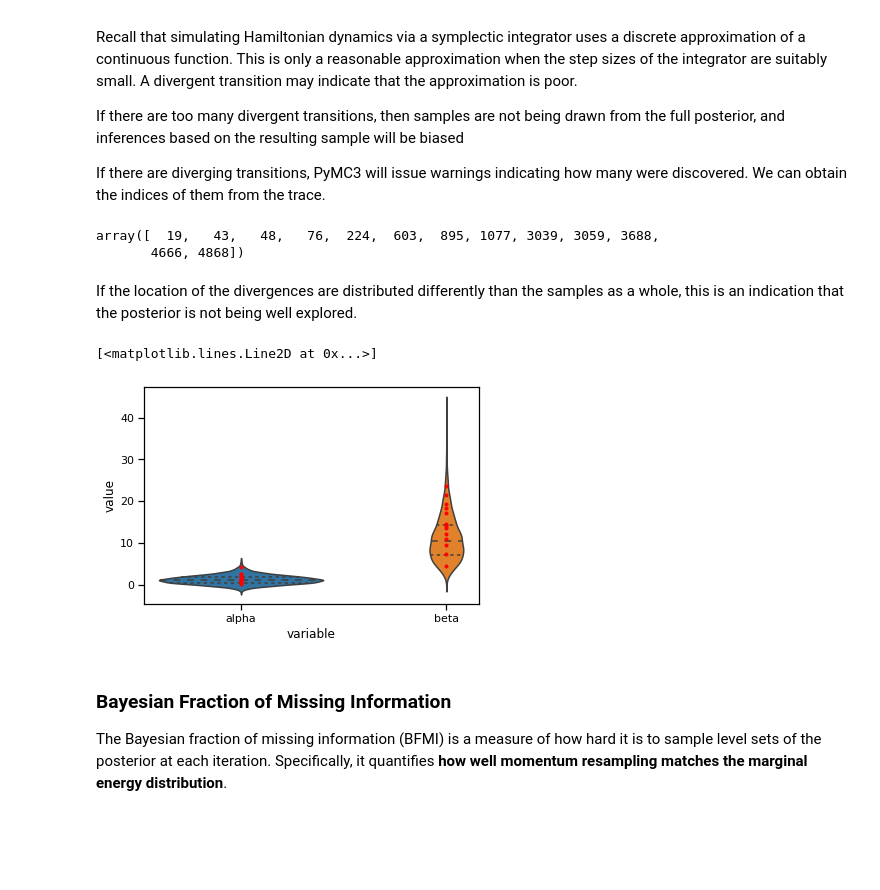
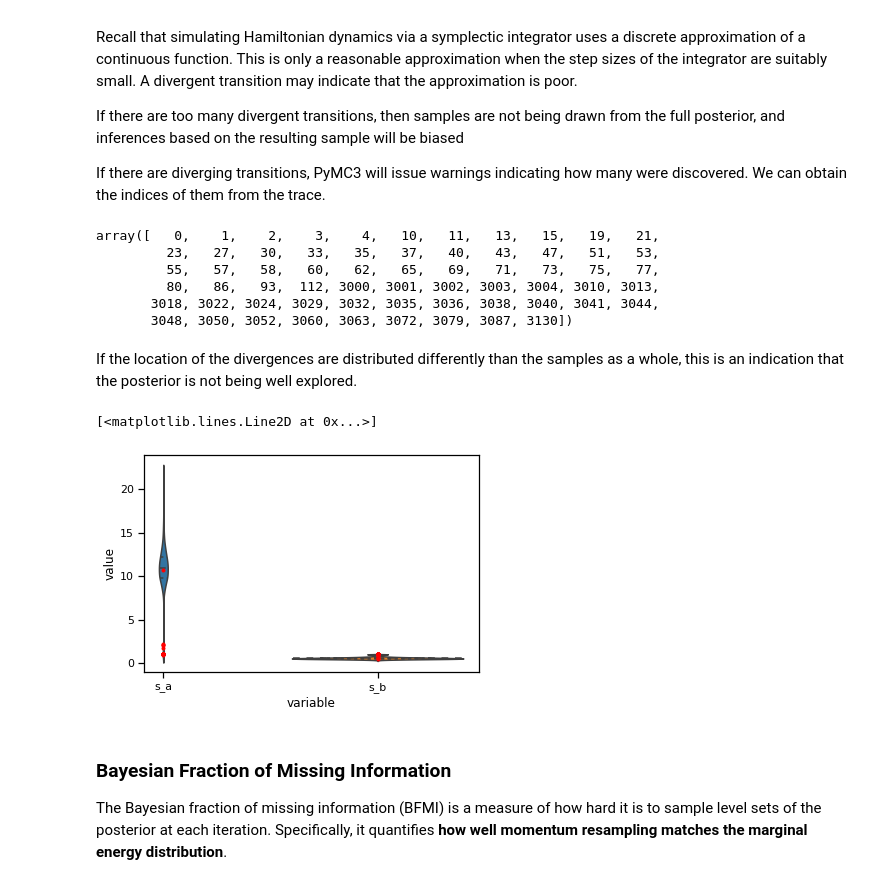
Before and after one commit to fonnesbeck/mcmc_pydata_london_2019, a Jupyter notebook: notebooks/4-Model_Checking.ipynb, the cells around one changed output. Drawn from its saved outputs; the diff is of its cells as text; code cells hidden in the pictures; blank space fills up the shorter version.

```diff
--- a/notebooks/4-Model_Checking.ipynb
+++ b/notebooks/4-Model_Checking.ipynb
@@ -433,7 +439,7 @@ If the name of the statistic does not clash with the name of one of the variable
 
 We can see that the step sizes converged after the 2000 tuning samples for both chains to about the same value. The first 3000 values are from chain 1, the second from chain 2.
 # %%
-with bioassay_model:
+with rat_model:
     trace = sample(1000, tune=2000, init=None, cores=2, discard_tuned_samples=False)
 # %% [output]
 Multiprocess sampling (2 chains in 2 jobs)
@@ -477,20 +483,24 @@ If there are diverging transitions, PyMC3 will issue warnings indicating how man
 diverging_ind = trace['diverging'].nonzero()[0]
 diverging_ind
 # %% [output]
-array([  19,   43,   48,   76,  224,  603,  895, 1077, 3039, 3059, 3688,
-       4666, 4868])
+array([   0,    1,    2,    3,    4,   10,   11,   13,   15,   19,   21,
+         23,   27,   30,   33,   35,   37,   40,   43,   47,   51,   53,
+         55,   57,   58,   60,   62,   65,   69,   71,   73,   75,   77,
+         80,   86,   93,  112, 3000, 3001, 3002, 3003, 3004, 3010, 3013,
+       3018, 3022, 3024, 3029, 3032, 3035, 3036, 3038, 3040, 3041, 3044,
+       3048, 3050, 3052, 3060, 3063, 3072, 3079, 3087, 3130])
 # %% [markdown]
 If the location of the divergences are distributed differently than the samples as a whole, this is an indication that the posterior is not being well explored.
 # %%
 import pandas as pd
-trace_values = pd.DataFrame({v: trace[v] for v in trace.varnames})
+trace_values = pd.DataFrame({v: trace[v] for v in ['s_a', 's_b']})
 # %%
 sns.violinplot(x='variable', y='value', data=pd.melt(trace_values), orient='v', inner='quartile')
-plt.plot(np.zeros(diverging_ind.shape[0]), trace['alpha'][diverging_ind], 'r.')
-plt.plot(np.ones(diverging_ind.shape[0]), trace['beta'][diverging_ind], 'r.')
+plt.plot(np.zeros(diverging_ind.shape[0]), trace['s_a'][diverging_ind], 'r.')
+plt.plot(np.ones(diverging_ind.shape[0]), trace['s_b'][diverging_ind], 'r.')
 # %% [output]
 [<matplotlib.lines.Line2D at 0x...>]
-[figure, old version]
+[figure, new version]
 # %% [markdown]
 ### Bayesian Fraction of Missing Information
 
```
Also changed, not shown: parts of 21 cells of this notebook, 3 other files.
